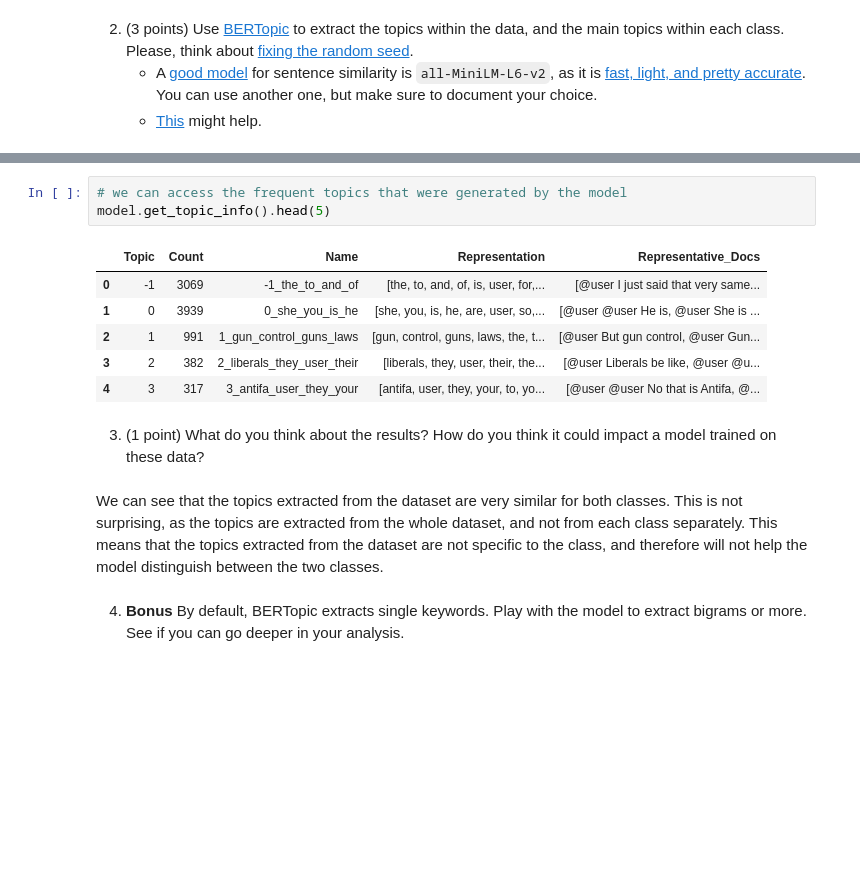
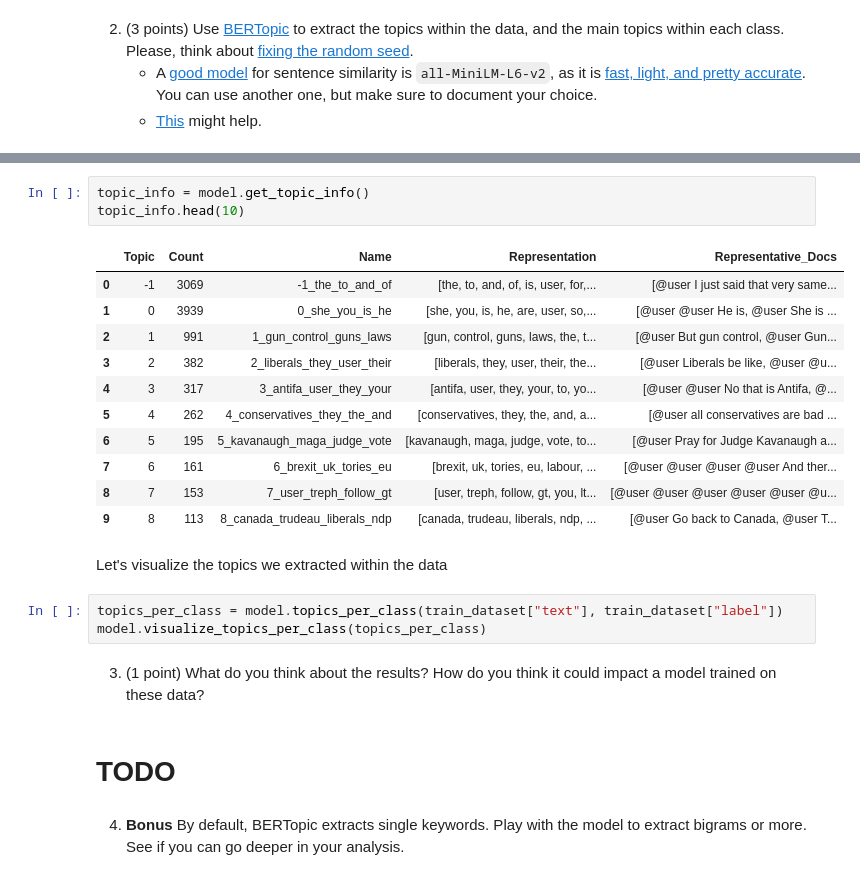
Before and after one commit to Bast-94/NLP-2023, a Jupyter notebook: Deep/lab04/notebook.ipynb, the cells around one changed output, grey strips where cells are left out. Drawn from its saved outputs; the diff is of its cells as text; blank space fills up the shorter version.

```diff
--- a/Deep/lab04/notebook.ipynb
+++ b/Deep/lab04/notebook.ipynb
@@ -103,17 +98,27 @@ model.visualize_topics_per_class(topics_per_class)
-# %%
-# we can access the frequent topics that were generated by the model
-model.get_topic_info().head(5)
-# %% [output]
-|  | Topic | Count | Name | Representation | Representative_Docs |
-| 0 | -1 | 3069 | -1_the_to_and_of | [the, to, and, of, is, user, for,... | [@user I just said that very same... |
-| 1 | 0 | 3939 | 0_she_you_is_he | [she, you, is, he, are, user, so,... | [@user @user He is, @user She is ... |
-| 2 | 1 | 991 | 1_gun_control_guns_laws | [gun, control, guns, laws, the, t... | [@user But gun control, @user Gun... |
-| 3 | 2 | 382 | 2_liberals_they_user_their | [liberals, they, user, their, the... | [@user Liberals be like, @user @u... |
-| 4 | 3 | 317 | 3_antifa_user_they_your | [antifa, user, they, your, to, yo... | [@user @user No that is Antifa, @... |
+# %%
+topic_info = model.get_topic_info()
+topic_info.head(10)
+# %% [output]
+|  | Topic | Count | Name | Representation | Representative_Docs |
+| 0 | -1 | 3069 | -1_the_to_and_of | [the, to, and, of, is, user, for,... | [@user I just said that very same... |
+| 1 | 0 | 3939 | 0_she_you_is_he | [she, you, is, he, are, user, so,... | [@user @user He is, @user She is ... |
+| 2 | 1 | 991 | 1_gun_control_guns_laws | [gun, control, guns, laws, the, t... | [@user But gun control, @user Gun... |
+| 3 | 2 | 382 | 2_liberals_they_user_their | [liberals, they, user, their, the... | [@user Liberals be like, @user @u... |
+| 4 | 3 | 317 | 3_antifa_user_they_your | [antifa, user, they, your, to, yo... | [@user @user No that is Antifa, @... |
+| 5 | 4 | 262 | 4_conservatives_they_the_and | [conservatives, they, the, and, a... | [@user all conservatives are bad ... |
+| 6 | 5 | 195 | 5_kavanaugh_maga_judge_vote | [kavanaugh, maga, judge, vote, to... | [@user Pray for Judge Kavanaugh a... |
+| 7 | 6 | 161 | 6_brexit_uk_tories_eu | [brexit, uk, tories, eu, labour, ... | [@user @user @user @user And ther... |
+| 8 | 7 | 153 | 7_user_treph_follow_gt | [user, treph, follow, gt, you, lt... | [@user @user @user @user @user @u... |
+| 9 | 8 | 113 | 8_canada_trudeau_liberals_ndp | [canada, trudeau, liberals, ndp, ... | [@user Go back to Canada, @user T... |
+# %% [markdown]
+Let's visualize the topics we extracted within the data
+# %%
+topics_per_class = model.topics_per_class(train_dataset["text"], train_dataset["label"])
+model.visualize_topics_per_class(topics_per_class)
 # %% [markdown]
 3. (1 point) What do you think about the results? How do you think it could impact a model trained on these data?
-# %% [markdown]
-We can see that the topics extracted from the dataset are very similar for both classes. This is not surprising, as the topics are extracted from the whole dataset, and not from each class separately. This means that the topics extracted from the dataset are not specific to the class, and therefore will not help the model distinguish between the two classes.
+# %% [markdown]
+# TODO
 # %% [markdown]
 4. **Bonus** By default, BERTopic extracts single keywords. Play with the model to extract bigrams or more. See if you can go deeper in your analysis.
 # %% [markdown]
```
Also changed, not shown: parts of 9 cells of this notebook.
